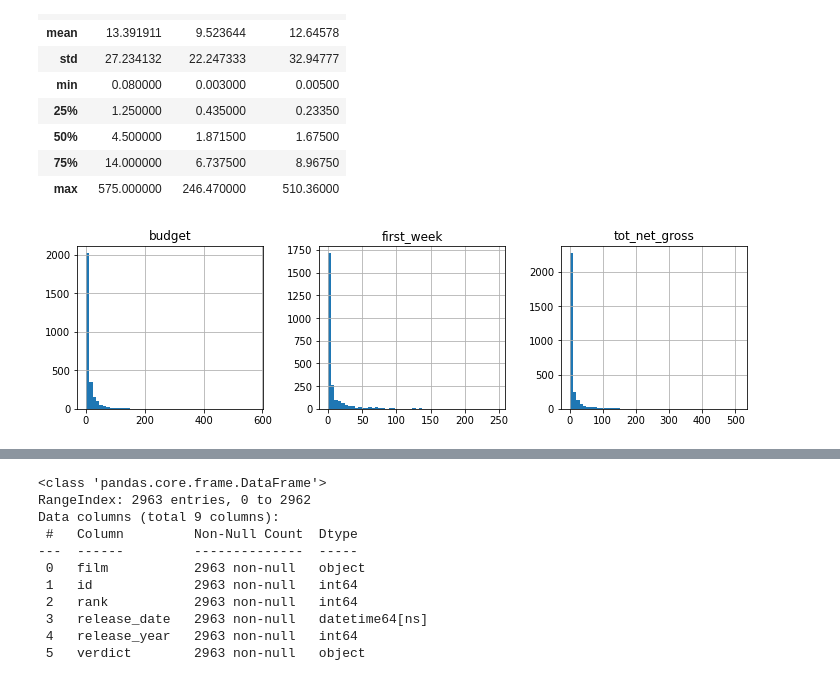
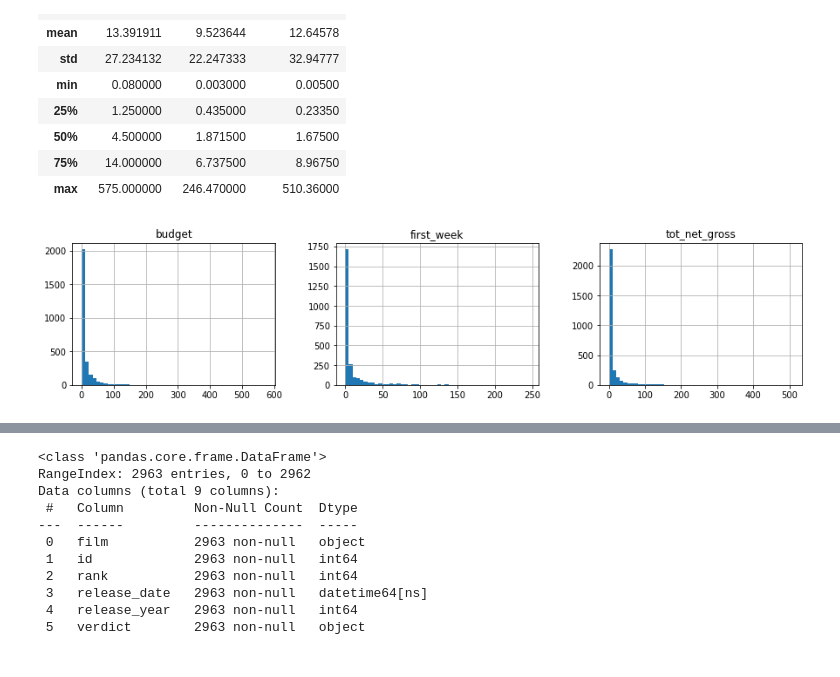
Before and after one commit to daveking63/Bollywood, a Jupyter notebook: Milestone_1_v4_pynb.ipynb, the cells around one changed output, grey strips where cells are left out. Cells and saved outputs as stored; diff of their text form; code cells hidden in the pictures.

```diff
--- a/Milestone_1_v4_pynb.ipynb
+++ b/Milestone_1_v4_pynb.ipynb
@@ -55,6 +56,6 @@ df_sm[['budget','first_week','tot_net_gross']].describe()
 | 75% | 14.000000 | 6.737500 | 8.96750 |
 | max | 575.000000 | 246.470000 | 510.36000 |
 # %%
-df_sm.loc[0:,['budget','first_week','tot_net_gross']].hist(bins=50,figsize=(12,3), layout=(1,3));
+df_sm.loc[0:,['budget','first_week','tot_net_gross']].hist(bins=50,figsize=(15,3), layout=(1,3));
 # %% [output]
-[figure, old version]
+[figure, new version]
```
Also changed, not shown: parts of 42 cells of this notebook.
